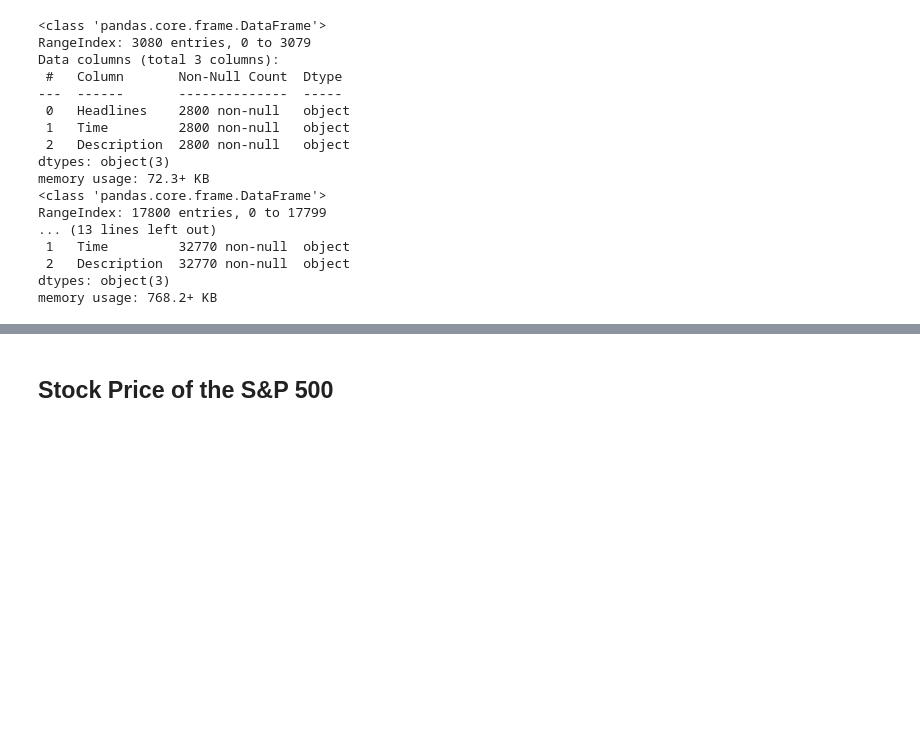
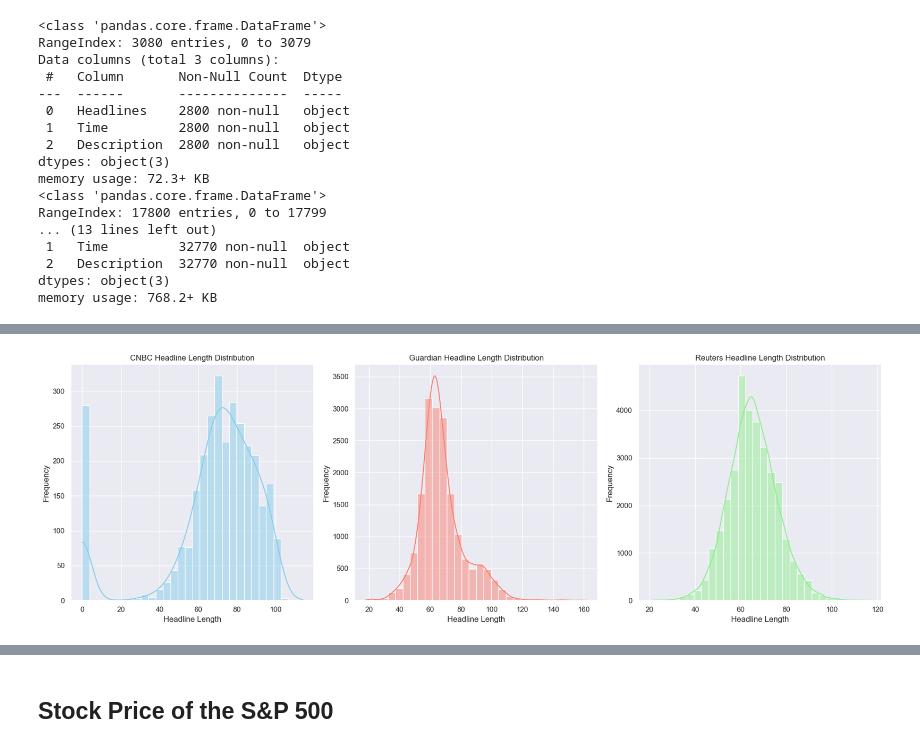
Before and after one commit to Aaron3963/CSE_151A_Project, a Jupyter notebook: EDA.ipynb, the cells around one changed output, grey strips where cells are left out. Cells and saved outputs as stored; diff of their text form; code cells hidden in the pictures; blank space fills up the shorter version.

```diff
--- a/EDA.ipynb
+++ b/EDA.ipynb
@@ -96,0 +108,25 @@ dtype: float64
+# %%
+fig, ax = plt.subplots(1, 3, figsize=(18, 6))
+
+# CNBC dataset
+sns.histplot(cnbc_data['Headlines'].fillna("").apply(len), bins=30, kde=True, ax=ax[0], color="skyblue")
+ax[0].set_title("CNBC Headline Length Distribution")
+ax[0].set_xlabel("Headline Length")
+ax[0].set_ylabel("Frequency")
+
+# Guardian dataset
+sns.histplot(guardian_data['Headlines'].fillna("").apply(len), bins=30, kde=True, ax=ax[1], color="salmon")
+ax[1].set_title("Guardian Headline Length Distribution")
+ax[1].set_xlabel("Headline Length")
+ax[1].set_ylabel("Frequency")
+
+# Reuters dataset
+sns.histplot(reuters_data['Headlines'].fillna("").apply(len), bins=30, kde=True, ax=ax[2], color="lightgreen")
+ax[2].set_title("Reuters Headline Length Distribution")
+ax[2].set_xlabel("Headline Length")
+ax[2].set_ylabel("Frequency")
+
+plt.tight_layout()
+plt.show()
+# %% [output]
+[figure, added]
```
Also changed, not shown: parts of 10 cells of this notebook.
